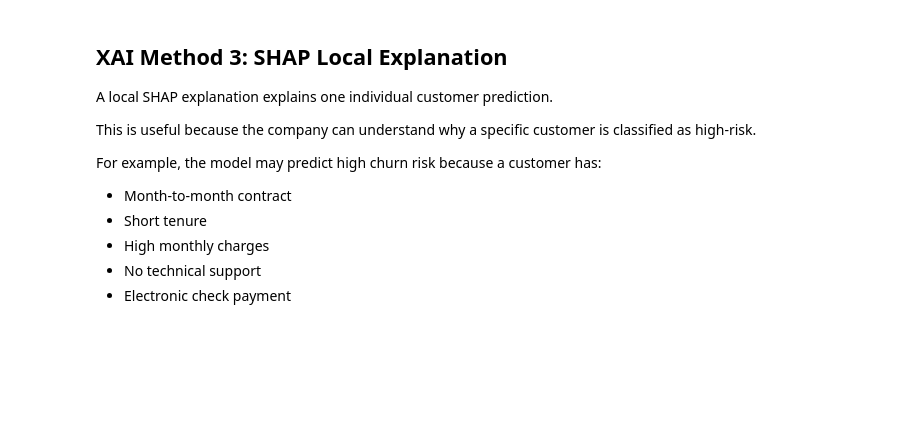
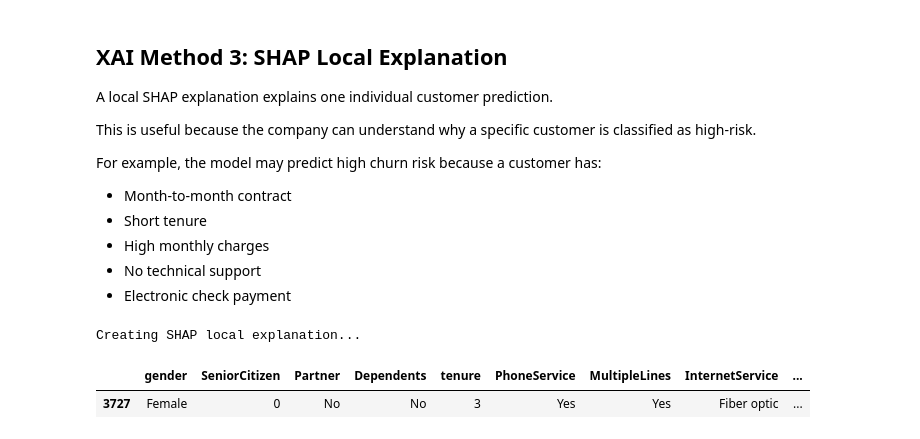
Before and after one commit to yuceltan/Telco-Customer-Churn, a Jupyter notebook: telcoNotebook.ipynb, the cells around one changed output. Saved outputs shown, nothing was run; the diff lists cells and outputs as text; code cells hidden in the pictures; blank space fills up the shorter version.

```diff
--- a/telcoNotebook.ipynb
+++ b/telcoNotebook.ipynb
@@ -467,3 +467,14 @@ For example, the model may predict high churn risk because a customer has:
 - High monthly charges
 - No technical support
 - Electronic check payment
+# %%
+highest_risk_customer = save_shap_local_explanation(
+    xai_model,
+    X_test
+)
+
+highest_risk_customer
+# %% [output]
+Creating SHAP local explanation...
+|  | gender | SeniorCitizen | Partner | Dependents | tenure | PhoneService | MultipleLines | InternetService | ... |
+| 3727 | Female | 0 | No | No | 3 | Yes | Yes | Fiber optic | ... |
```
Also changed, not shown: parts of 4 cells of this notebook.
